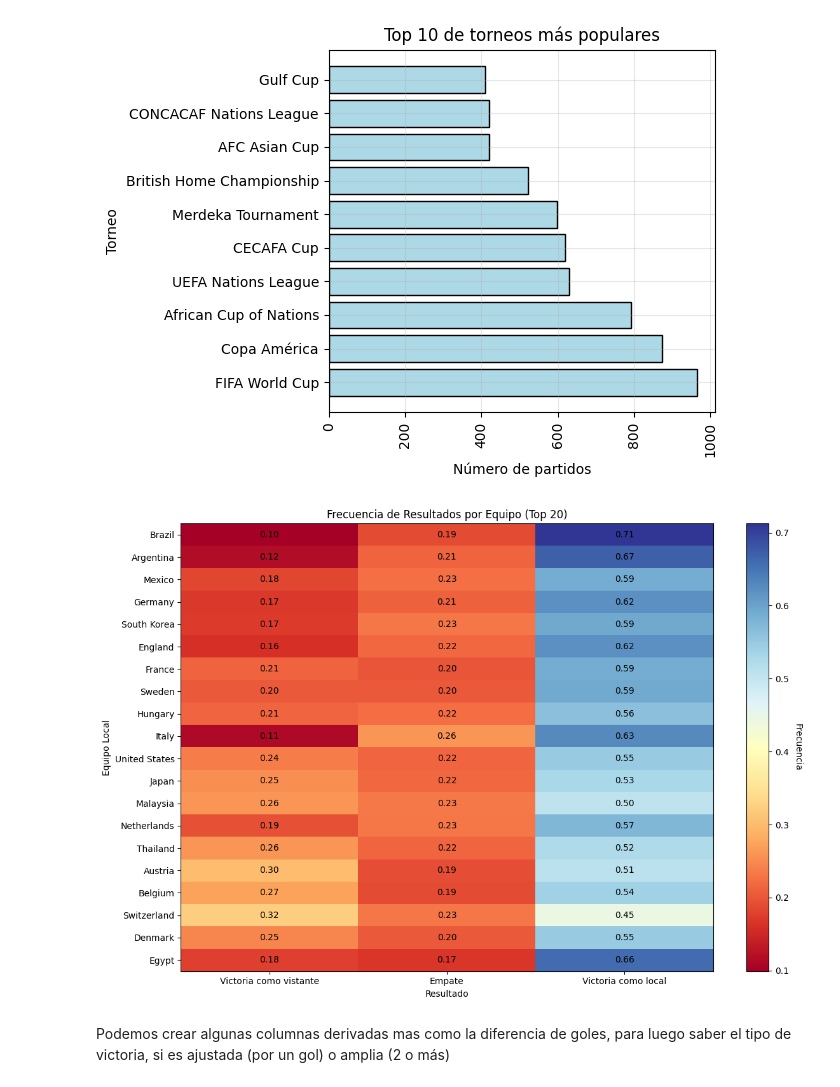
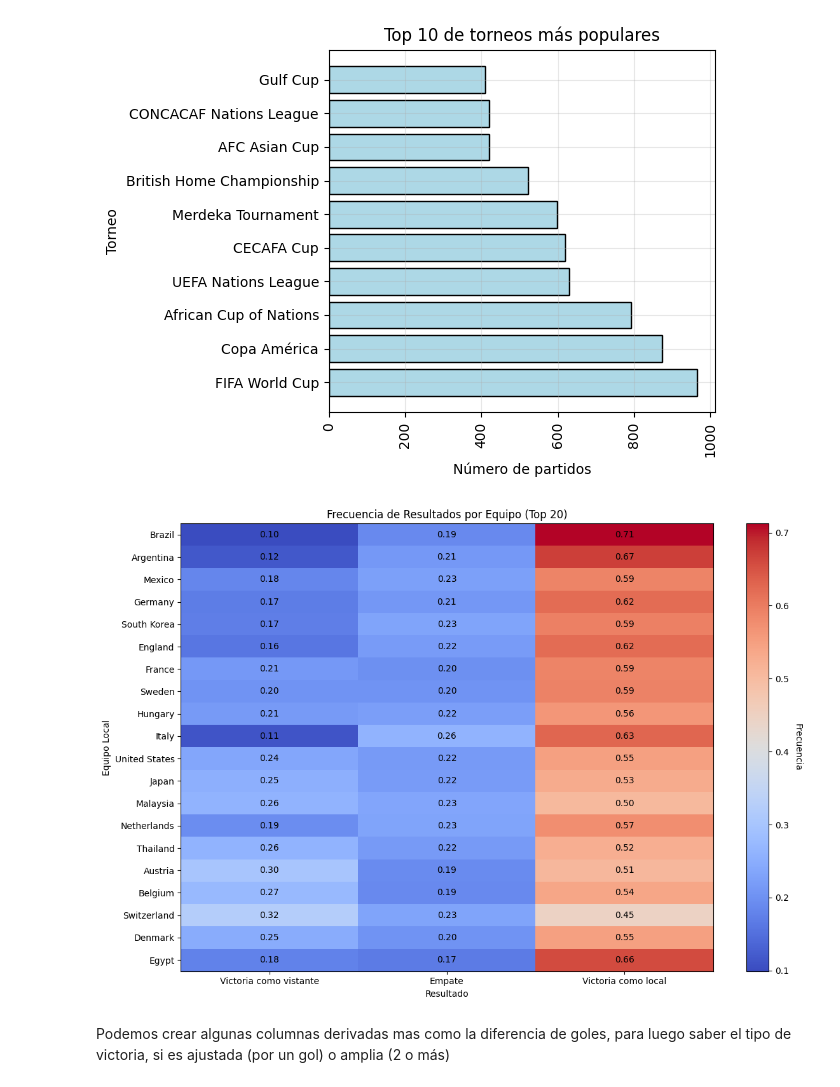
Before and after one commit to nestorojeda/MatematicasFeedback, a Jupyter notebook: notebook.ipynb, the cells around one changed output. Cells and saved outputs as stored; diff of their text form; code cells hidden in the pictures.

```diff
--- a/notebook.ipynb
+++ b/notebook.ipynb
@@ -171,32 +171,32 @@ results_df['result'] = results_df['result'].apply(lambda x: 'home' if x > 0 else
 # %%
 
 result_cross = pd.crosstab(results_df['home_team'], results_df['result'])
 result_cross = result_cross.div(result_cross.sum(axis=1), axis=0)
 
 # Para visualizar mejor los datos, usaremos los 20 equipos que más partidos han jugado
 top_teams = results_df['home_team'].value_counts().head(20).index
 result_cross_filtered = result_cross.loc[top_teams]
 
 plt.figure(figsize=(12, 8))
-plt.imshow(result_cross_filtered, cmap='RdYlBu', aspect='auto')
+plt.imshow(result_cross_filtered, cmap='coolwarm', aspect='auto')
 plt.title('Frecuencia de Resultados por Equipo (Top 20)')
 plt.xlabel('Resultado')
 plt.ylabel('Equipo Local')
 plt.yticks(range(len(top_teams)), top_teams)
 plt.xticks(range(3), ['Victoria como vistante', 'Empate', 'Victoria como local'])
 
 cbar = plt.colorbar(label='Frecuencia')
 cbar.ax.set_ylabel('Frecuencia', rotation=270, labelpad=15)
 
 for i in range(len(top_teams)):
     for j in range(3):
         plt.text(j, i, f'{result_cross_filtered.iloc[i, j]:.2f}',
                 ha='center', va='center', color='black')
 
 plt.tight_layout()
 plt.show()
 # %% [output]
-[figure, old version]
+[figure, new version]
 # %% [markdown]
 Podemos crear algunas columnas derivadas mas como la diferencia de goles, para luego saber el tipo de victoria, si es ajustada (por un gol) o amplia (2 o más)
 # %%
```
